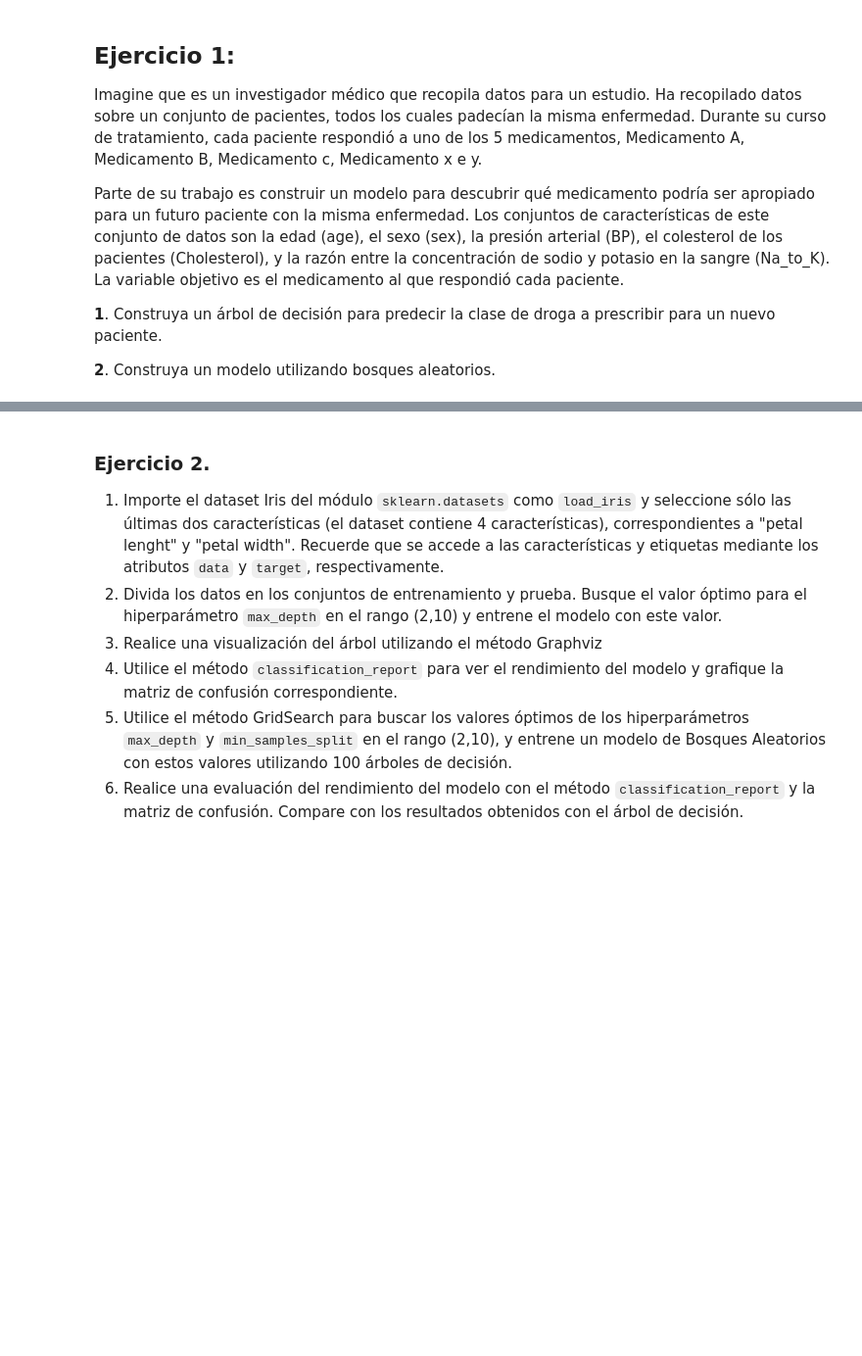
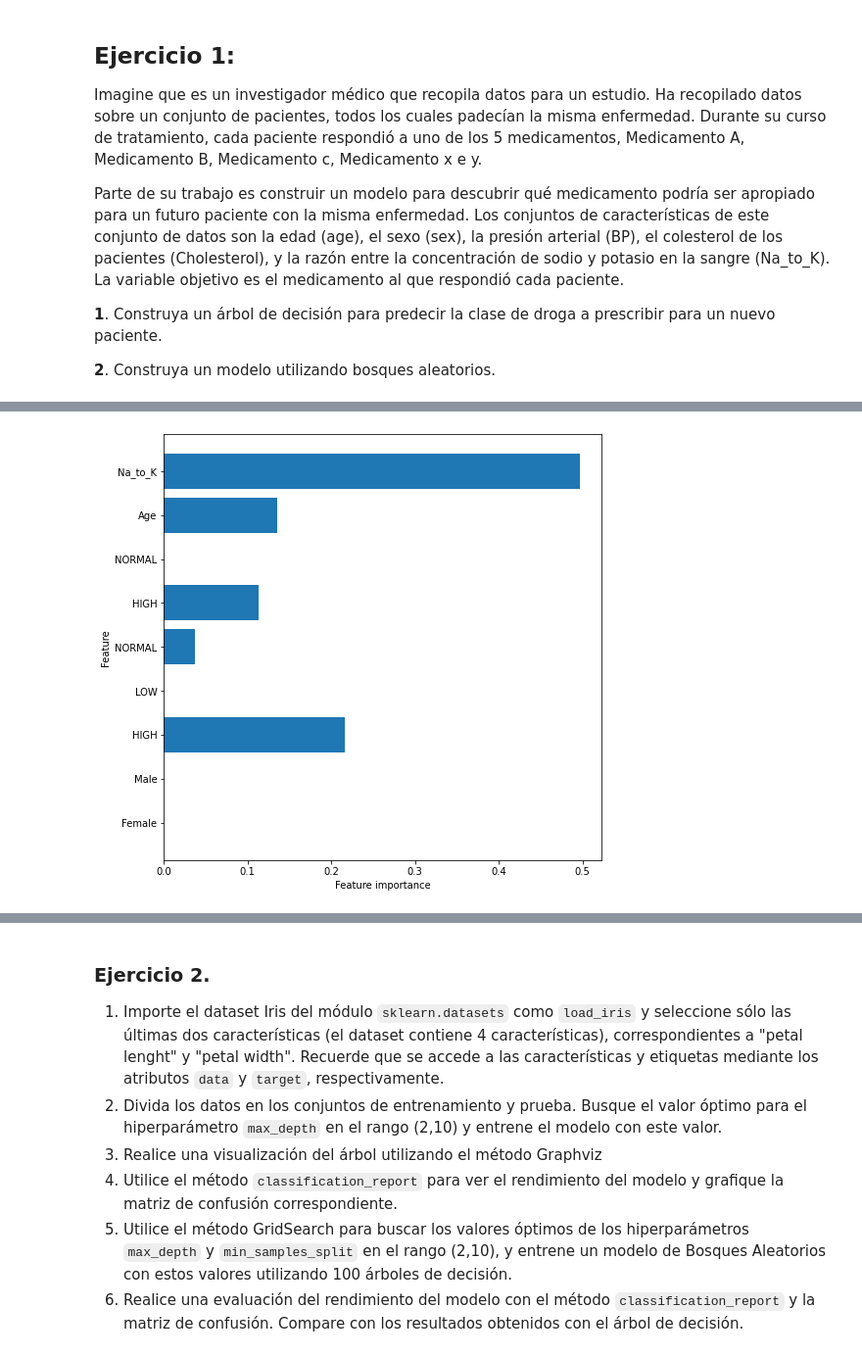
Before and after one commit to darioblandon/Curso1, a Jupyter notebook: S9/S9.ipynb, the cells around one changed output, grey strips where cells are left out. Shown at 98% size. Drawn from its saved outputs; the diff is of its cells as text; code cells hidden in the pictures; blank space fills up the shorter version.

```diff
--- a/S9/S9.ipynb
+++ b/S9/S9.ipynb
@@ -230,0 +305,19 @@ Parte de su trabajo es construir un modelo para descubrir qué medicamento podr
+# %%
+from sklearn.model_selection import  train_test_split
+
+X=df.iloc[:,:-1]
+y=df['Drug']
+
+X_train, X_test, y_train, y_test=train_test_split(X,y,test_size=0.2, random_state=10)
+# %%
+from sklearn.model_selection import GridSearchCV
+from sklearn.tree import DecisionTreeClassifier
+import numpy as np
+
+
+grid_param={'max_depth':np.arange(2,20), 'max_leaf_nodes':np.arange(2,20)}
+dt=DecisionTreeClassifier(random_state=42)
+
+grid=GridSearchCV(dt,grid_param,n_jobs=-1, cv=5)
+
+grid.fit(X_train,y_train)
@@ -230,0 +338,3 @@ Parte de su trabajo es construir un modelo para descubrir qué medicamento podr
+# %%
+model=grid.best_estimator_
+model.fit(X_train,y_train)
@@ -230,0 +355,14 @@ Parte de su trabajo es construir un modelo para descubrir qué medicamento podr
+# %%
+import matplotlib.pyplot as plt
+#Veamos la importancia de cada característica
+def plot_feature_importances_cancer(model):
+  n_features = df.iloc[:,:-1].shape[1]
+  plt.figure(figsize=(8,8))
+  plt.barh(range(n_features), model.feature_importances_, align='center')
+  plt.yticks(np.arange(n_features), df.columns.to_list())
+  plt.xlabel("Feature importance")
+  plt.ylabel("Feature")
+
+plot_feature_importances_cancer(model)
+# %% [output]
+[figure, added]
```
Also changed, not shown: parts of 18 cells of this notebook.
